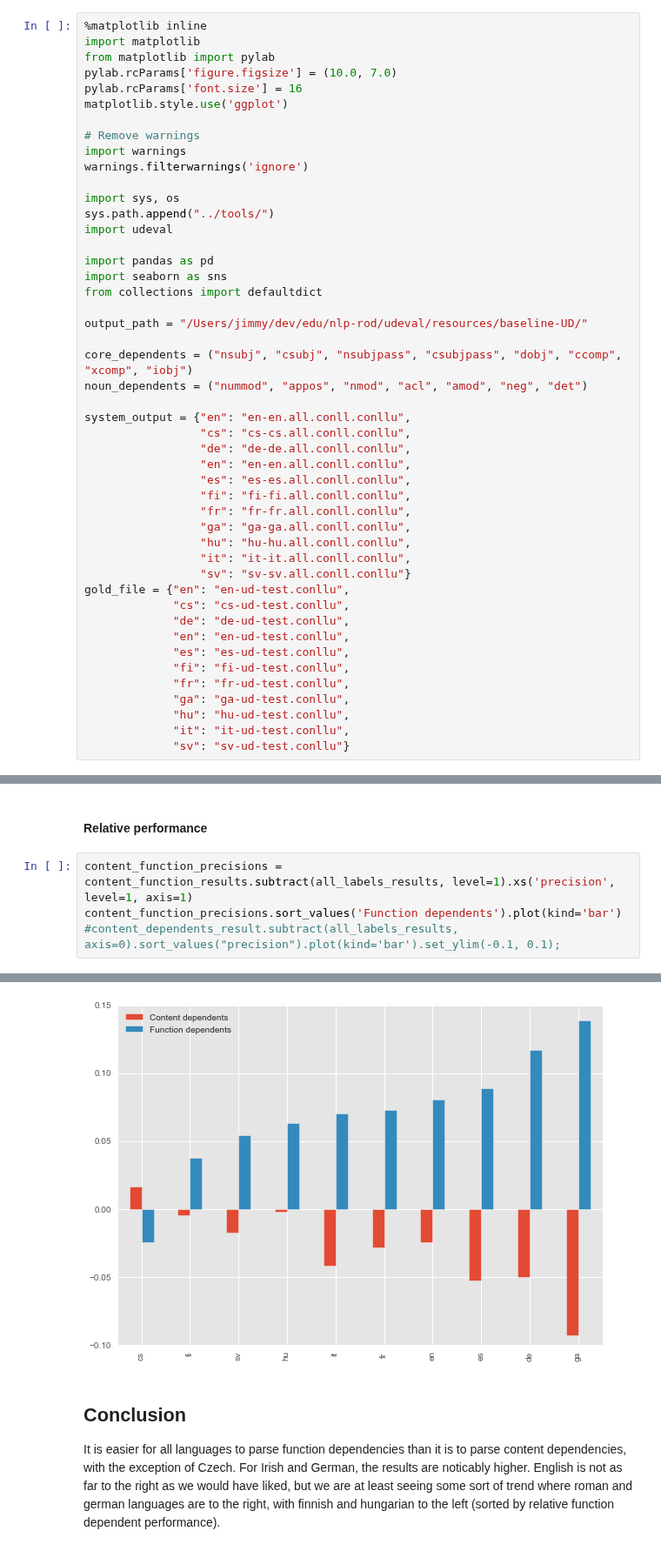
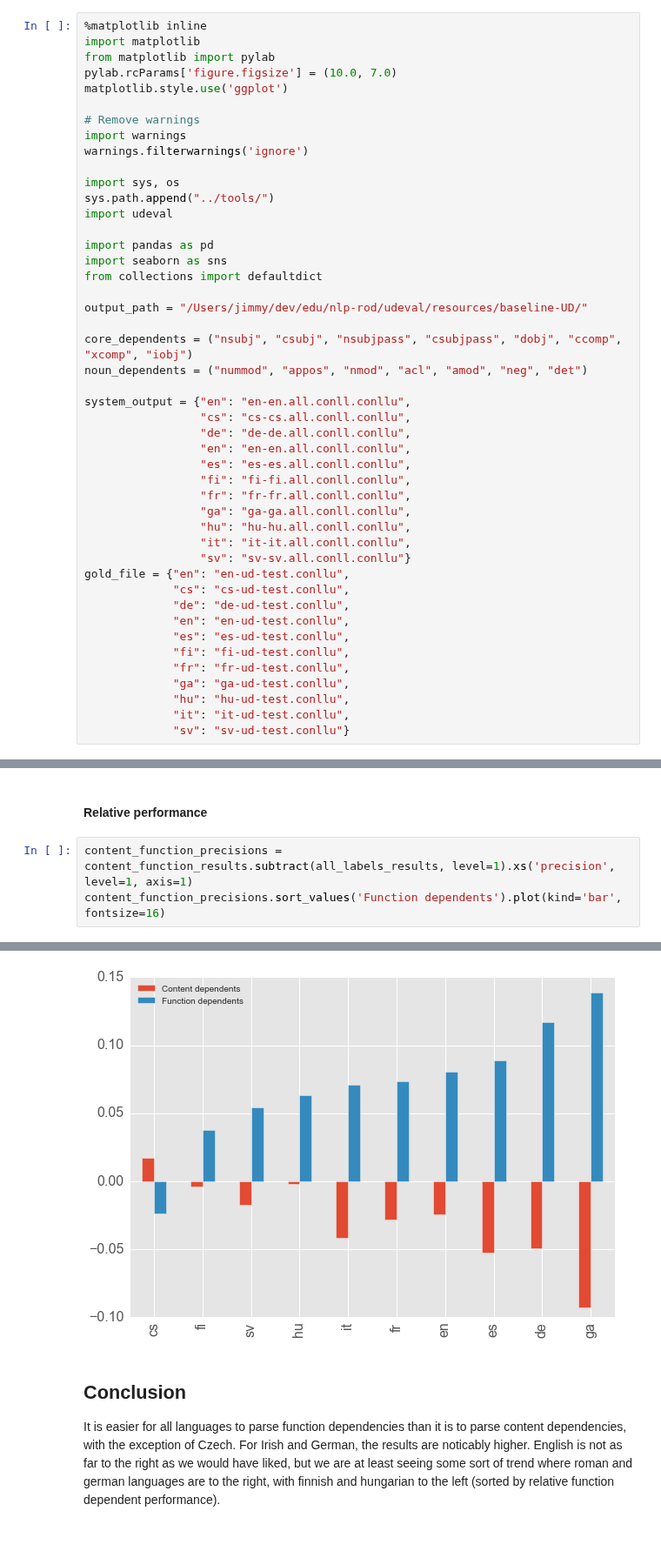
Before and after one commit to jimmycallin/udeval, a Jupyter notebook: notebooks/Comparison of dependency relations in evaluation.ipynb, the cells around one changed output, grey strips where cells are left out. Shown at 87% size. Cells and saved outputs as stored; diff of their text form.

Commit message:
increased font size

```diff
--- a/notebooks/Comparison of dependency relations in evaluation.ipynb
+++ b/notebooks/Comparison of dependency relations in evaluation.ipynb
@@ -52,7 +52,6 @@ all_labels = content_dependents + function_dependents + nonsemantic_dependents
 import matplotlib
 from matplotlib import pylab
 pylab.rcParams['figure.figsize'] = (10.0, 7.0)
-pylab.rcParams['font.size'] = 16
 matplotlib.style.use('ggplot')
 
 # Remove warnings
@@ -204,11 +203,10 @@ content_function_results
 #### Relative performance
 # %%
 content_function_precisions = content_function_results.subtract(all_labels_results, level=1).xs('precision', level=1, axis=1)
-content_function_precisions.sort_values('Function dependents').plot(kind='bar')
-#content_dependents_result.subtract(all_labels_results, axis=0).sort_values("precision").plot(kind='bar').set_ylim(-0.1, 0.1);
+content_function_precisions.sort_values('Function dependents').plot(kind='bar', fontsize=16)
 # %% [output]
 <matplotlib.axes._subplots.AxesSubplot at 0x...>
-[figure, old version]
+[figure, new version]
 # %% [markdown]
 ## Conclusion
 
```
